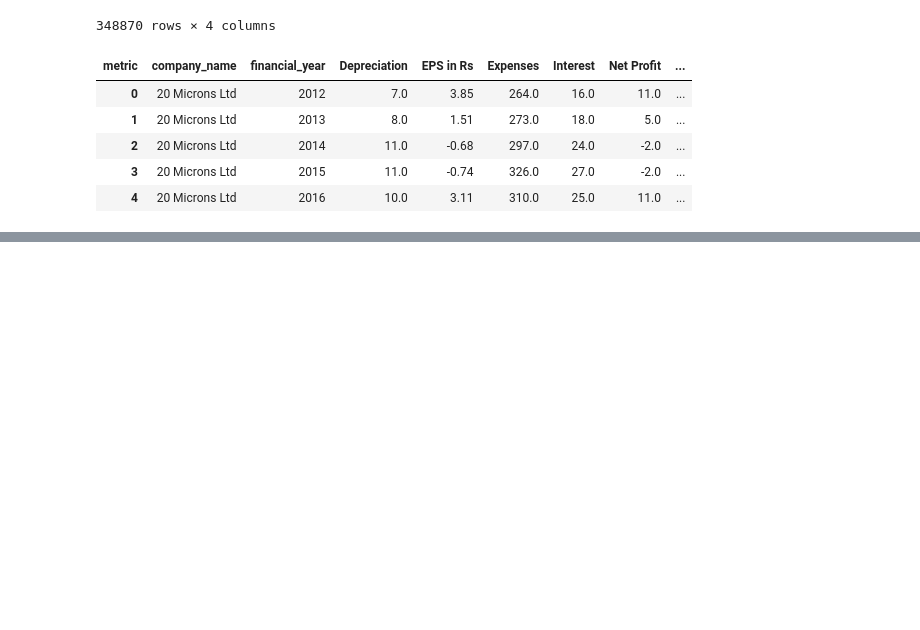
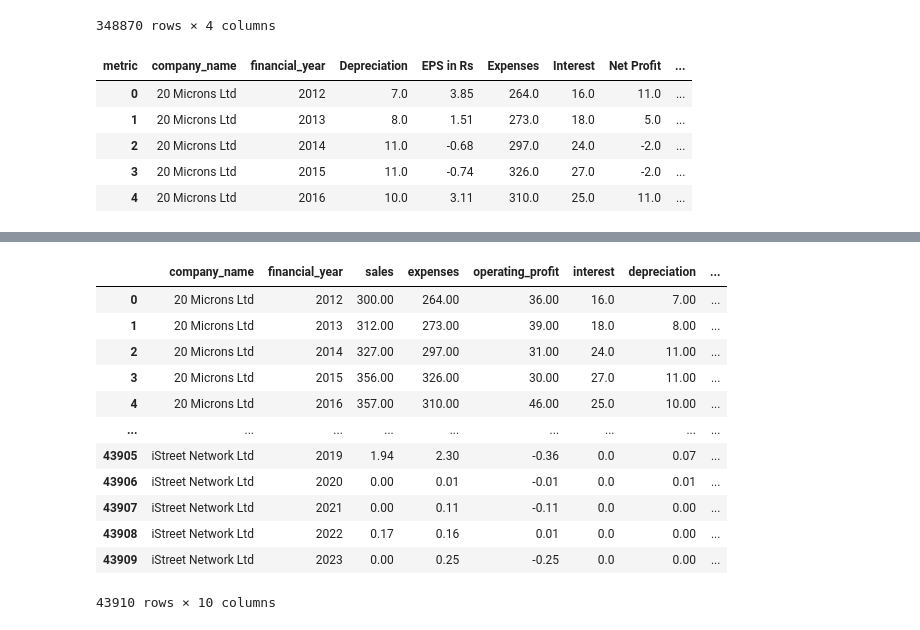
Before and after one commit to lakshaysopra/financial-etl-pipeline, a Jupyter notebook: part1_pandas/notebooks/transformation/02 cleaning.ipynb, the cells around one changed output, grey strips where cells are left out. Drawn from its saved outputs; the diff is of its cells as text; code cells hidden in the pictures; blank space fills up the shorter version.

```diff
--- a/part1_pandas/notebooks/02 cleaning.ipynb
+++ b/part1_pandas/notebooks/transformation/02 cleaning.ipynb
@@ -155,15 +154,0 @@ df_pivot.head()
-# %%
-df_pivot = df_pivot[
-    [
-        'company_name',
-        'financial_year',
-        'sales',
-        'expenses',
-        'operating_profit',
-        'interest',
-        'depreciation',
-        'profit_before_tax',
-        'net_profit',
-        'eps_in_rs'
-    ]
-]
@@ -178,0 +205,29 @@ df_pivot.shape
+# %%
+df_pivot[
+    [
+        'company_name',
+        'financial_year',
+        'sales',
+        'expenses',
+        'operating_profit',
+        'interest',
+        'depreciation',
+        'profit_before_tax',
+        'net_profit',
+        'eps_in_rs'
+    ]
+]
+# %% [output]
+|  | company_name | financial_year | sales | expenses | operating_profit | interest | depreciation | ... |
+| 0 | 20 Microns Ltd | 2012 | 300.00 | 264.00 | 36.00 | 16.0 | 7.00 | ... |
+| 1 | 20 Microns Ltd | 2013 | 312.00 | 273.00 | 39.00 | 18.0 | 8.00 | ... |
+| 2 | 20 Microns Ltd | 2014 | 327.00 | 297.00 | 31.00 | 24.0 | 11.00 | ... |
+| 3 | 20 Microns Ltd | 2015 | 356.00 | 326.00 | 30.00 | 27.0 | 11.00 | ... |
+| 4 | 20 Microns Ltd | 2016 | 357.00 | 310.00 | 46.00 | 25.0 | 10.00 | ... |
+| ... | ... | ... | ... | ... | ... | ... | ... | ... |
+| 43905 | iStreet Network Ltd | 2019 | 1.94 | 2.30 | -0.36 | 0.0 | 0.07 | ... |
+| 43906 | iStreet Network Ltd | 2020 | 0.00 | 0.01 | -0.01 | 0.0 | 0.01 | ... |
+| 43907 | iStreet Network Ltd | 2021 | 0.00 | 0.11 | -0.11 | 0.0 | 0.00 | ... |
+| 43908 | iStreet Network Ltd | 2022 | 0.17 | 0.16 | 0.01 | 0.0 | 0.00 | ... |
+| 43909 | iStreet Network Ltd | 2023 | 0.00 | 0.25 | -0.25 | 0.0 | 0.00 | ... |
+43910 rows × 10 columns
```
Also changed, not shown: parts of 7 cells of this notebook, 17 other files.
